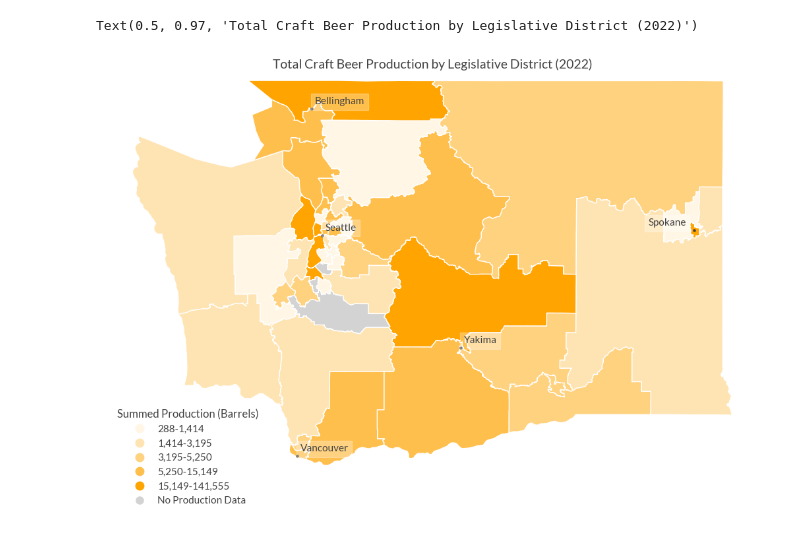
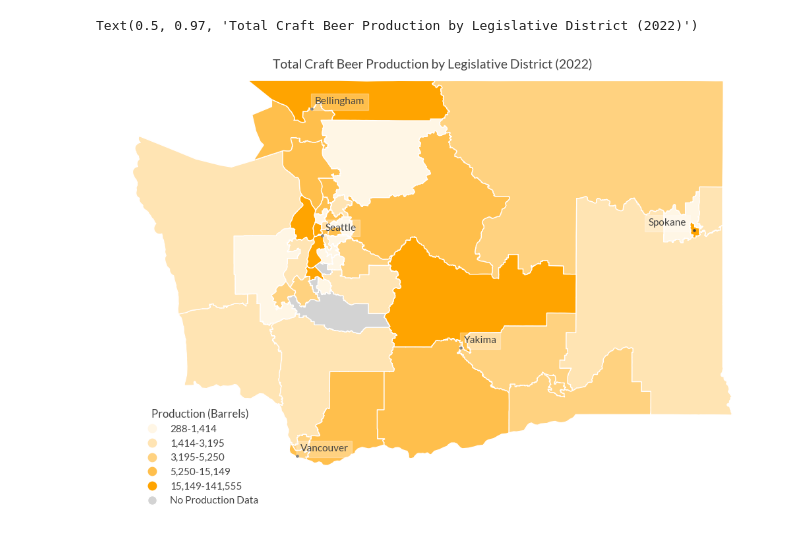
Before and after one commit to mckenzie-maidl/wa-brewers-guild, a Jupyter notebook: brewery_production_choropleth.ipynb, the cells around one changed output. Saved outputs shown, nothing was run; the diff lists cells and outputs as text; code cells hidden in the pictures.

```diff
--- a/brewery_production_choropleth.ipynb
+++ b/brewery_production_choropleth.ipynb
@@ -90,35 +90,35 @@ ax.axis('off')
 dists_prod.plot(
     ax=ax,
     column='total_annual',
     legend = True,
     scheme='quantiles', k=5, cmap=cmap,
     edgecolor='white',
     missing_kwds=missing_kwds)
 
 # add cities
 cities.plot(ax=ax, marker='o', color='#434343', markersize=5)
 for x, y, label in zip(cities.geometry.x, cities.geometry.y, cities.NAME):
     if label == 'Spokane':
         ax.text(x-0.6, y+.04, label, fontsize=11).set_bbox(dict(facecolor='white', alpha=0.3, edgecolor='white'))
     else:
         ax.text(x+.04, y+.04, label, fontsize=11).set_bbox(dict(facecolor='white', alpha=0.3, edgecolor='white'))
 
 # set legend
 leg = ax.get_legend()
 leg.get_frame().set_alpha(0)
 leg.set_bbox_to_anchor((0, 0, 0.25, 0.2))
 leg.get_texts()[0].set_text('288-1,414')
 leg.get_texts()[1].set_text('1,414-3,195')
 leg.get_texts()[2].set_text('3,195-5,250')
 leg.get_texts()[3].set_text('5,250-15,149')
 leg.get_texts()[4].set_text('15,149-141,555')
-leg.set_title('Summed Production (Barrels)')
+leg.set_title('Production (Barrels)')
 
 # title
 plt.title('Total Craft Beer Production by Legislative District (2022)', y=0.97)
 # %% [output]
 Text(0.5, 0.97, 'Total Craft Beer Production by Legislative District (2022)')
-[figure, old version]
+[figure, new version]
 # %%
 # save map
 fig.savefig('Viz/Draft2/choropleth_production.png', dpi=1200)
```
Also changed, not shown: parts of 1 cell of this notebook, 6 other files.
